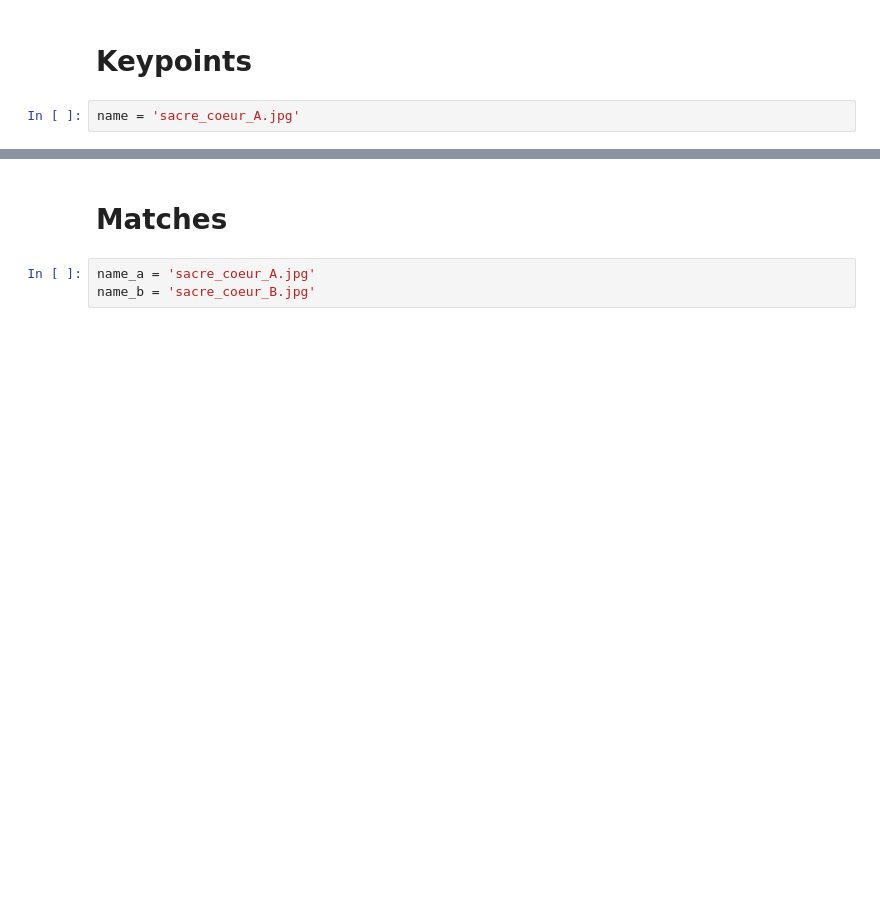
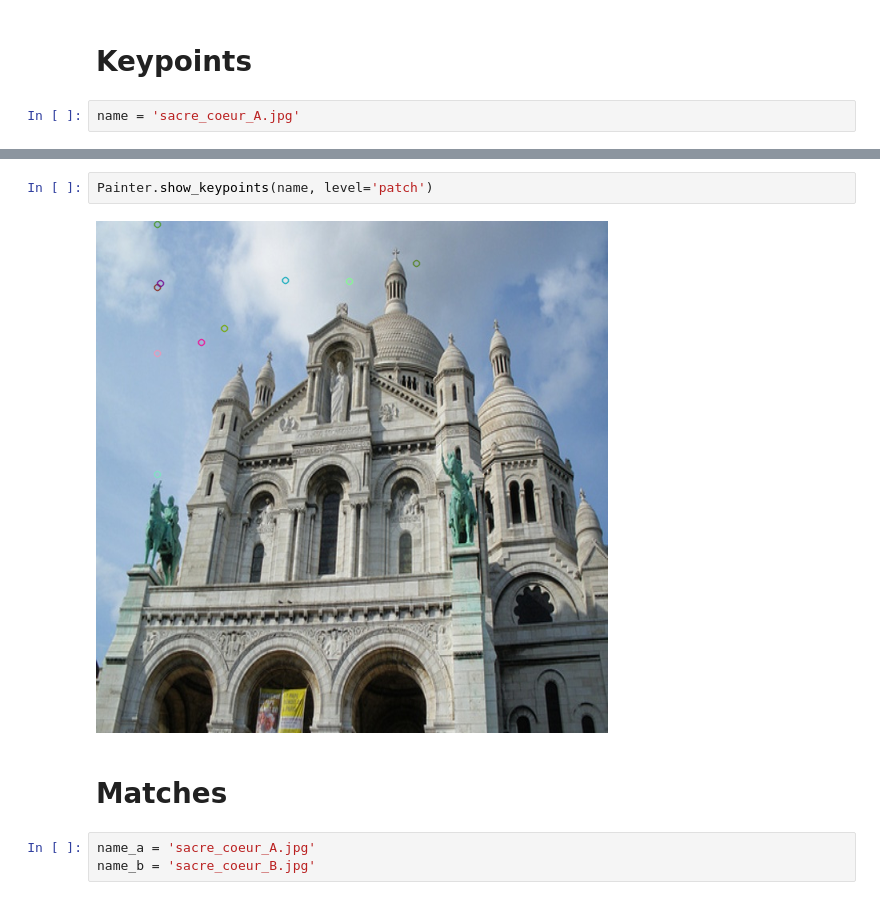
Before and after one commit to pranav-ap/keypoint_dataset_pipeline, a Jupyter notebook: playground.ipynb, the cells around one changed output, grey strips where cells are left out. Drawn from its saved outputs; the diff is of its cells as text; blank space fills up the shorter version.

```diff
--- a/playground.ipynb
+++ b/playground.ipynb
@@ -14,3 +14,7 @@ Painter.show_keypoints(name)
+# %%
+Painter.show_keypoints(name, level='patch')
+# %% [output]
+[figure, added]
 # %% [markdown]
 # Matches
 # %%
```
Also changed, not shown: parts of 3 cells of this notebook, 10 other files.
